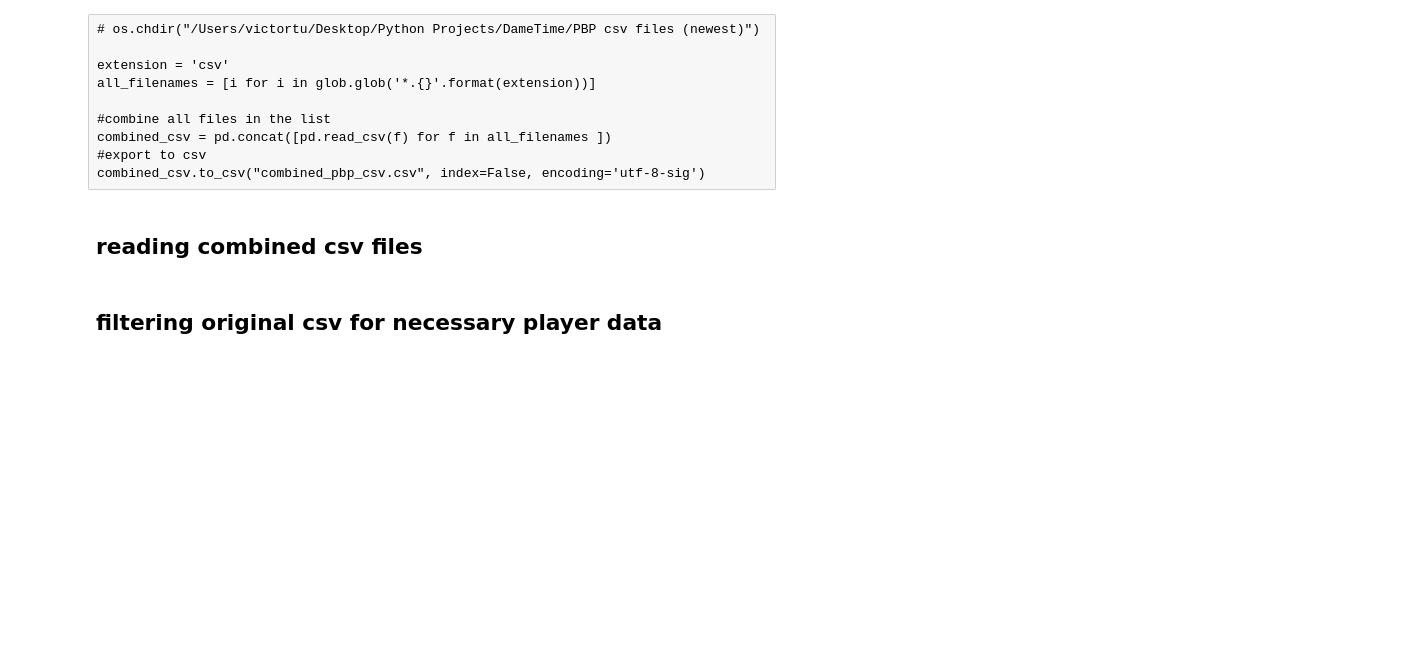
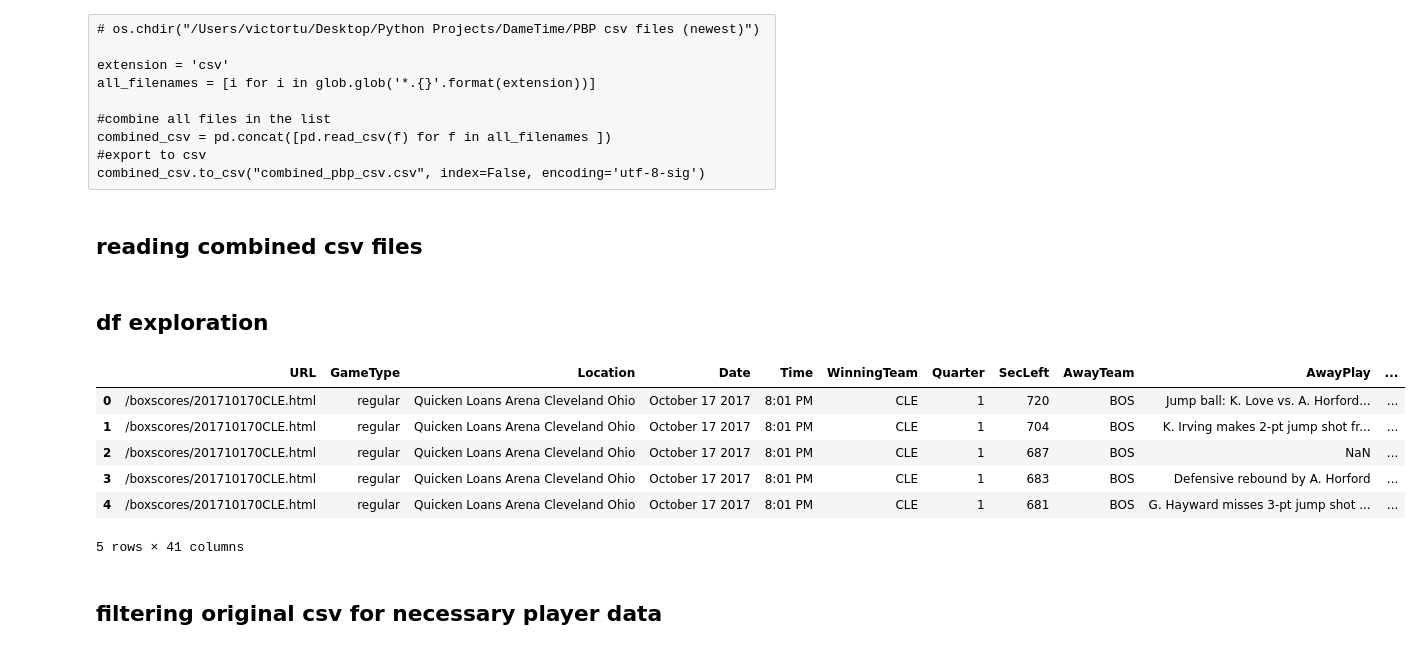
Before and after one commit to VictorTu2/DameTime, a Jupyter notebook: DameTime Compared to Other Players.ipynb, the cells around one changed output. Cells and saved outputs as stored; diff of their text form; code cells hidden in the pictures; blank space fills up the shorter version.

Commit message:
Included exploration

```diff
--- a/DameTime Compared to Other Players.ipynb
+++ b/DameTime Compared to Other Players.ipynb
@@ -20,6 +20,18 @@ combined_csv.to_csv("combined_pbp_csv.csv", index=False, encoding='utf-8-sig')
 ## reading combined csv files
 # %%
 df = pd.read_csv("/Users/victortu/Desktop/Python Projects/DameTime/Generated csv files/combined_pbp_csv.csv")
+# %% [markdown]
+## df exploration
+# %%
+df.head()
+# %% [output]
+|  | URL | GameType | Location | Date | Time | WinningTeam | Quarter | SecLeft | AwayTeam | AwayPlay | ... |
+| 0 | /boxscores/201710170CLE.html | regular | Quicken Loans Arena Cleveland Ohio | October 17 2017 | 8:01 PM | CLE | 1 | 720 | BOS | Jump ball: K. Love vs. A. Horford... | ... |
+| 1 | /boxscores/201710170CLE.html | regular | Quicken Loans Arena Cleveland Ohio | October 17 2017 | 8:01 PM | CLE | 1 | 704 | BOS | K. Irving makes 2-pt jump shot fr... | ... |
+| 2 | /boxscores/201710170CLE.html | regular | Quicken Loans Arena Cleveland Ohio | October 17 2017 | 8:01 PM | CLE | 1 | 687 | BOS | NaN | ... |
+| 3 | /boxscores/201710170CLE.html | regular | Quicken Loans Arena Cleveland Ohio | October 17 2017 | 8:01 PM | CLE | 1 | 683 | BOS | Defensive rebound by A. Horford | ... |
+| 4 | /boxscores/201710170CLE.html | regular | Quicken Loans Arena Cleveland Ohio | October 17 2017 | 8:01 PM | CLE | 1 | 681 | BOS | G. Hayward misses 3-pt jump shot ... | ... |
+5 rows × 41 columns
 # %% [markdown]
 ## filtering original csv for necessary player data
 # %%
```
